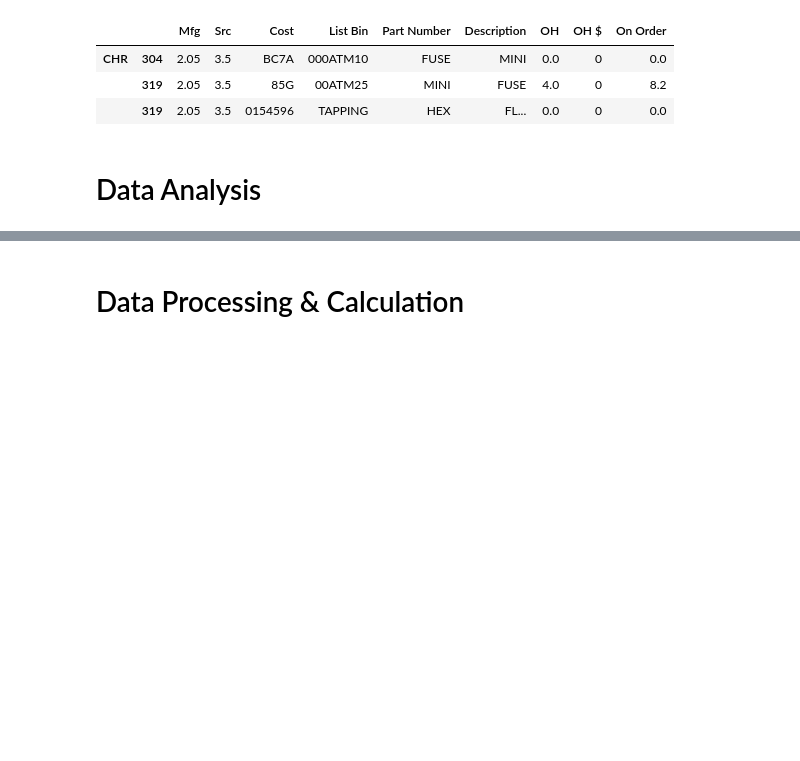
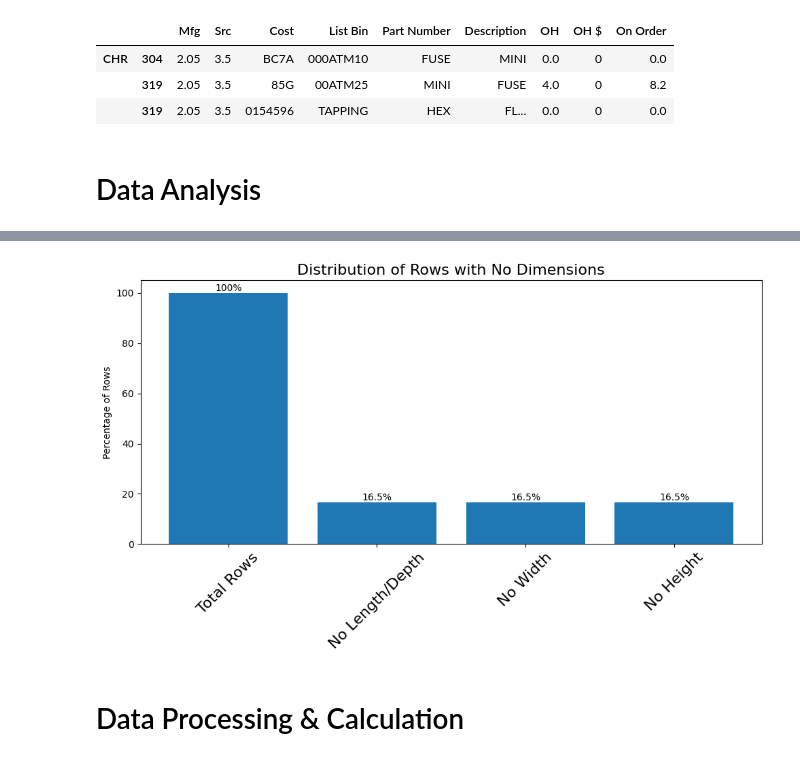
Before and after one commit to ssain2021/StorageRackOptimizationNew, a Jupyter notebook: Codes/Storage_Optimization.ipynb, the cells around one changed output, grey strips where cells are left out. Cells and saved outputs as stored; diff of their text form; code cells hidden in the pictures; blank space fills up the shorter version.

```diff
--- a/Codes/Storage_Optimization.ipynb
+++ b/Codes/Storage_Optimization.ipynb
@@ -114,24 +139,25 @@ print(f"No Length/Depth: {percent_no_depth}; No Width: {percent_no_depth}; No He
 # %%
 ## Visualize above No Dimensions Data
 
 # Create the bar graph
 plt.figure(figsize=(10, 6))
 bars = ['Total Rows', 'No Length/Depth', 'No Width', 'No Height']
 heights = [100, percent_no_depth, percent_no_width, percent_no_height]
 
 plt.bar(bars, heights)
-plt.title(f'Distribution of Rows with No Dimensions')
-plt.xlabel('Dimension')
+plt.title(f'Distribution of Rows with No Dimensions', fontsize=16)
 plt.ylabel('Percentage of Rows')
-plt.xticks(rotation=45)
+plt.xticks(rotation=45, fontsize=16)
 
 # Add labels to each bar
 for i, v in enumerate(heights):
     plt.text(i, v, str(round(v, 2)) + '%', ha='center', va='bottom')
 
 # Show the legend and display the chart
 plt.tight_layout()
 plt.show()
+# %% [output]
+[figure, added]
 # %%
 ## Find Number of Matching Part Numbers in each of the Dataframe
 
```
Also changed, not shown: parts of 3 cells of this notebook, 3 other files.
